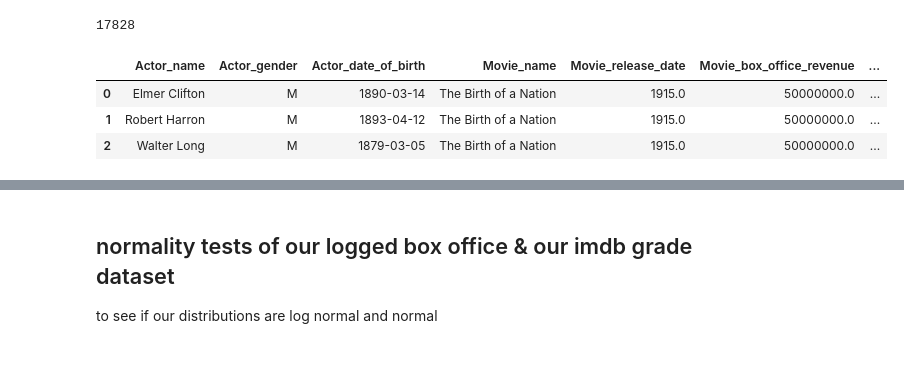
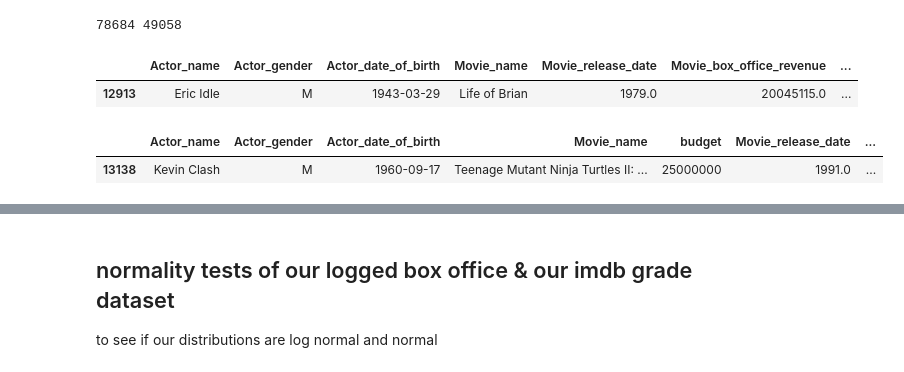
Before and after one commit to louisleger/ada-final-project, a Jupyter notebook: src/star_score.ipynb, the cells around one changed output, grey strips where cells are left out. Saved outputs shown, nothing was run; the diff lists cells and outputs as text; code cells hidden in the pictures.

```diff
--- a/src/star_score.ipynb
+++ b/src/star_score.ipynb
@@ -17,14 +18,14 @@ def minMaxScale(data, m = None):
     return (data - mini)/(maxi - mini)
 # %%
 #importing our clean data
-data = pd.read_csv('../data/data_budget.csv', index_col = 0)
-cf = pd.read_csv('../data/inflation_correction.csv') #inflation correction
+data = pd.read_csv('../data/data.csv', index_col = 0)
+data_profit = pd.read_csv('../data/profit_data.csv', index_col = 0)
 # %%
-print(len(data))
-data.head(3)
+print(len(data), len(data_profit))
+display(data.sample(), data_profit.sample())
 # %% [output]
-17828
+78684 49058
 |  | Actor_name | Actor_gender | Actor_date_of_birth | Movie_name | Movie_release_date | Movie_box_office_revenue | ... |
-| 0 | Elmer Clifton | M | 1890-03-14 | The Birth of a Nation | 1915.0 | 50000000.0 | ... |
-| 1 | Robert Harron | M | 1893-04-12 | The Birth of a Nation | 1915.0 | 50000000.0 | ... |
-| 2 | Walter Long | M | 1879-03-05 | The Birth of a Nation | 1915.0 | 50000000.0 | ... |
+| 12913 | Eric Idle | M | 1943-03-29 | Life of Brian | 1979.0 | 20045115.0 | ... |
+|  | Actor_name | Actor_gender | Actor_date_of_birth | Movie_name | budget | Movie_release_date | ... |
+| 13138 | Kevin Clash | M | 1960-09-17 | Teenage Mutant Ninja Turtles II: ... | 25000000 | 1991.0 | ... |
```
Also changed, not shown: parts of 19 cells of this notebook, 1 other file.
